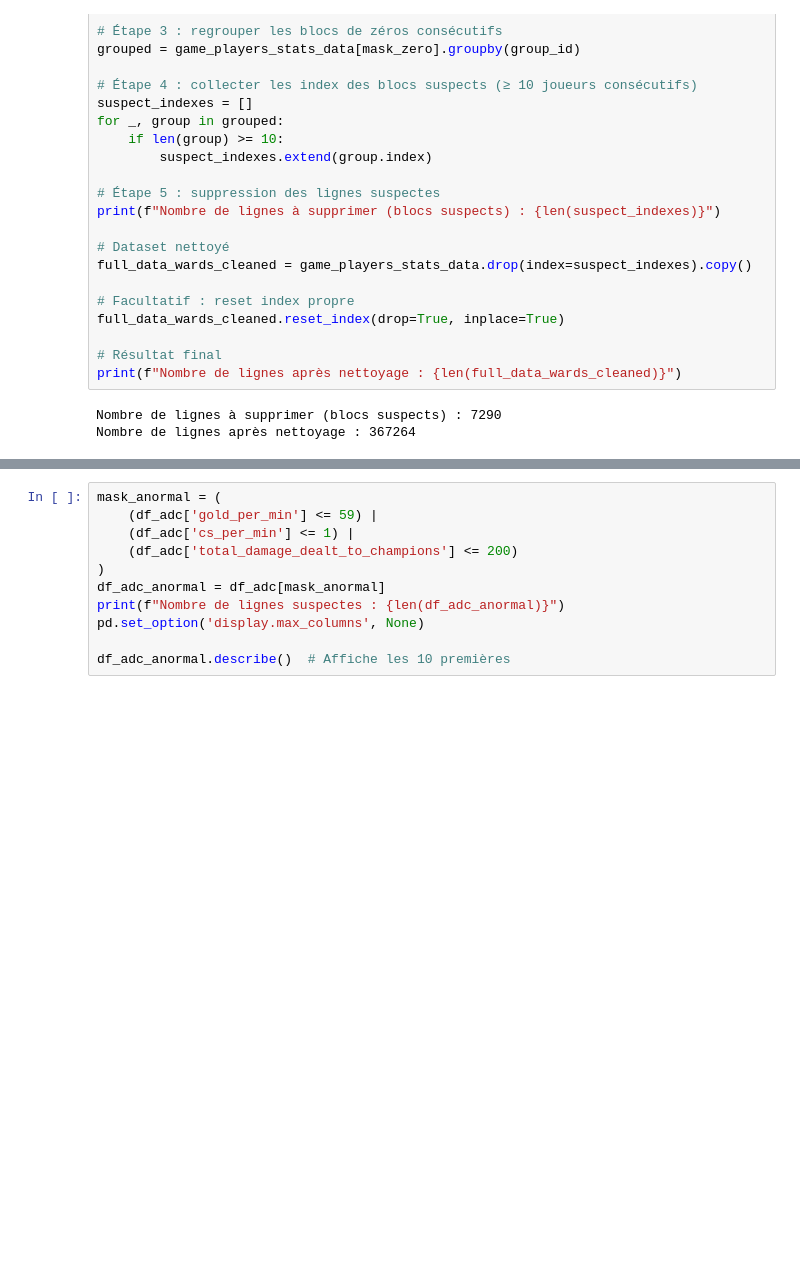
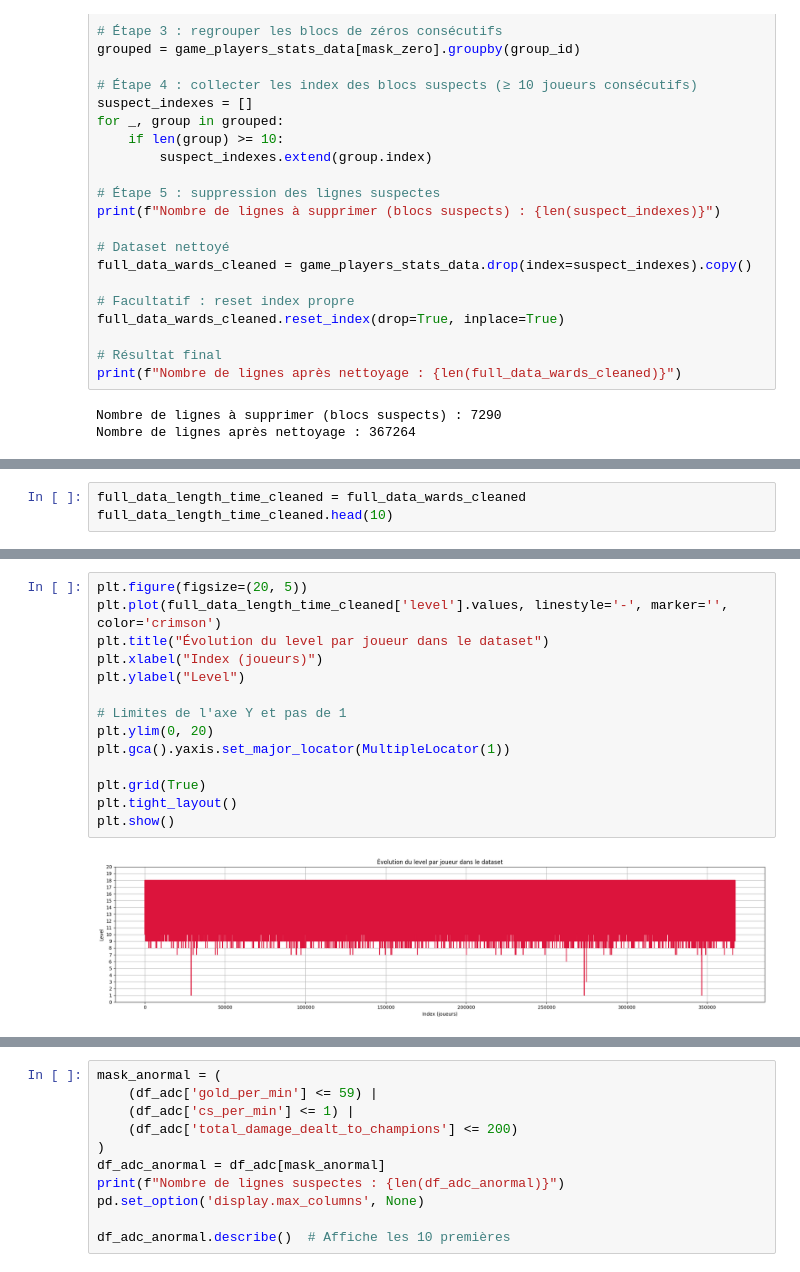
Before and after one commit to blaugrana11/ML-model_LoL, a Jupyter notebook: notebooks/model1.ipynb, the cells around one changed output, grey strips where cells are left out. Drawn from its saved outputs; the diff is of its cells as text; blank space fills up the shorter version.

```diff
--- a/notebooks/model1.ipynb
+++ b/notebooks/model1.ipynb
@@ -176,0 +246,3 @@ game_players_stats_data.head()
+# %%
+full_data_length_time_cleaned = full_data_wards_cleaned
+full_data_length_time_cleaned.head(10)
@@ -176,0 +276,16 @@ game_players_stats_data.head()
+# %%
+plt.figure(figsize=(20, 5))
+plt.plot(full_data_length_time_cleaned['level'].values, linestyle='-', marker='', color='crimson')
+plt.title("Évolution du level par joueur dans le dataset")
+plt.xlabel("Index (joueurs)")
+plt.ylabel("Level")
+
+# Limites de l'axe Y et pas de 1
+plt.ylim(0, 20)
+plt.gca().yaxis.set_major_locator(MultipleLocator(1))
+
+plt.grid(True)
+plt.tight_layout()
+plt.show()
+# %% [output]
+[figure, added]
```
Also changed, not shown: parts of 31 cells of this notebook.
